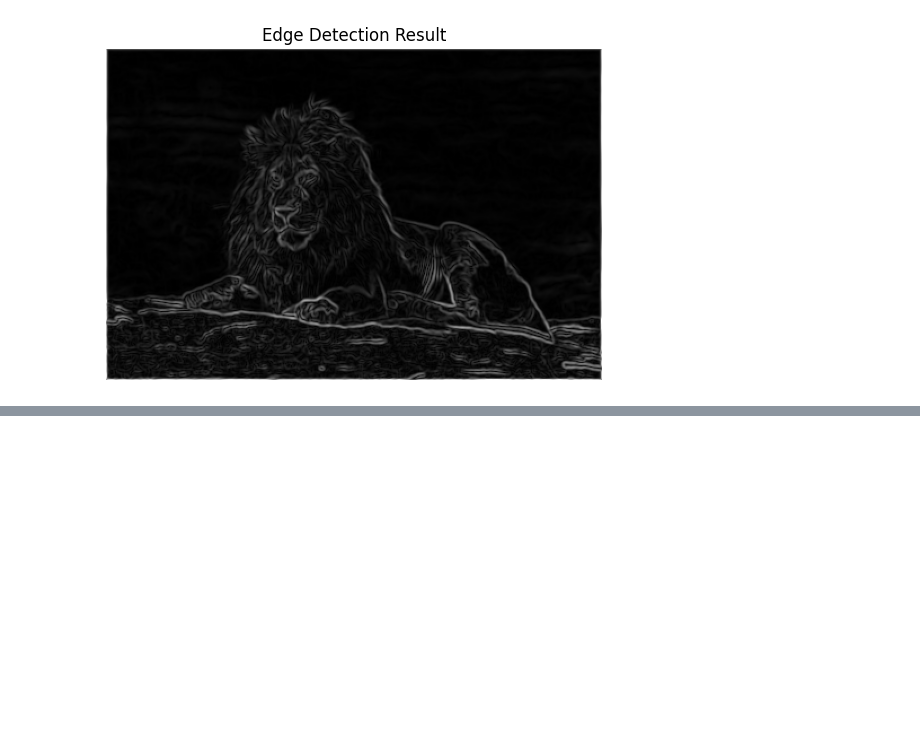
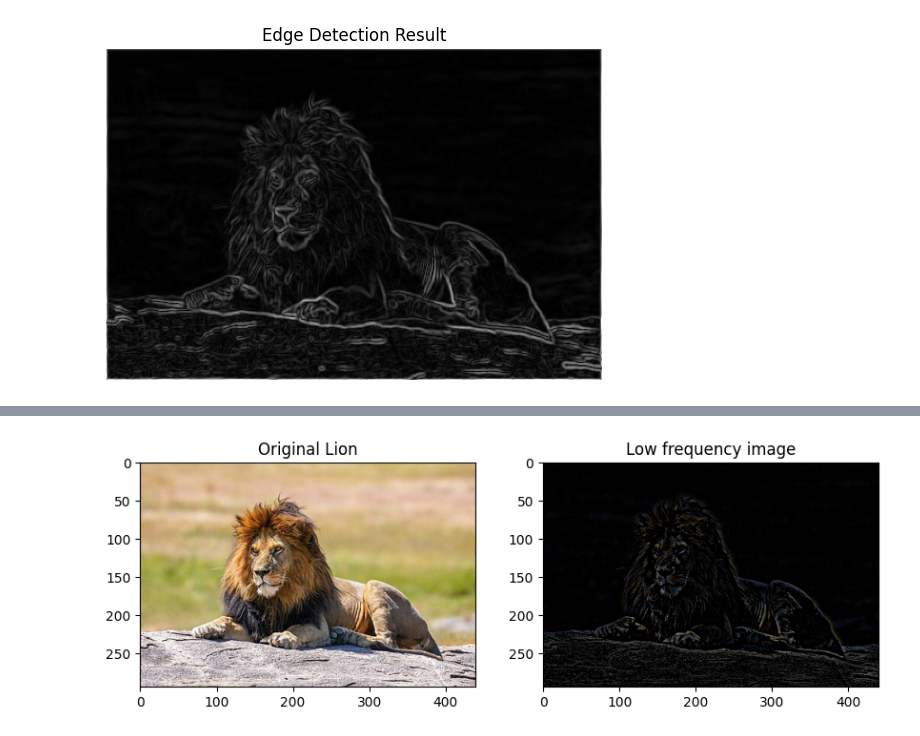
Before and after one commit to JesusMGalindo/Edge-Detection-and-Hybrid-Image-Processing, a Jupyter notebook: hybrid.ipynb, the cells around one changed output, grey strips where cells are left out. Saved outputs shown, nothing was run; the diff lists cells and outputs as text; code cells hidden in the pictures; blank space fills up the shorter version.

```diff
--- a/hybrid.ipynb
+++ b/hybrid.ipynb
@@ -134,0 +158,25 @@ plt.show()
+# %%
+# Apply high pass filter to our lion image.
+
+# setting low frequency
+low_blur = cv2.GaussianBlur(rgb_image, (15,15),5)
+
+# High pass
+high_pass = cv2.subtract(rgb_image, low_pass)
+
+# Shift tested: it highlights the High pass
+# shifted = cv2.add(image_d, 128)
+
+# Display the results
+plt.figure(figsize=(10, 5))
+plt.subplot(1, 2, 1)
+plt.title('Original Lion')
+plt.imshow(rgb_image)
+
+plt.subplot(1, 2, 2)
+plt.title('Low frequency image')
+plt.imshow(high_pass)
+
+plt.show()
+# %% [output]
+[figure, added]
```
Also changed, not shown: parts of 5 cells of this notebook, 2 other files.
